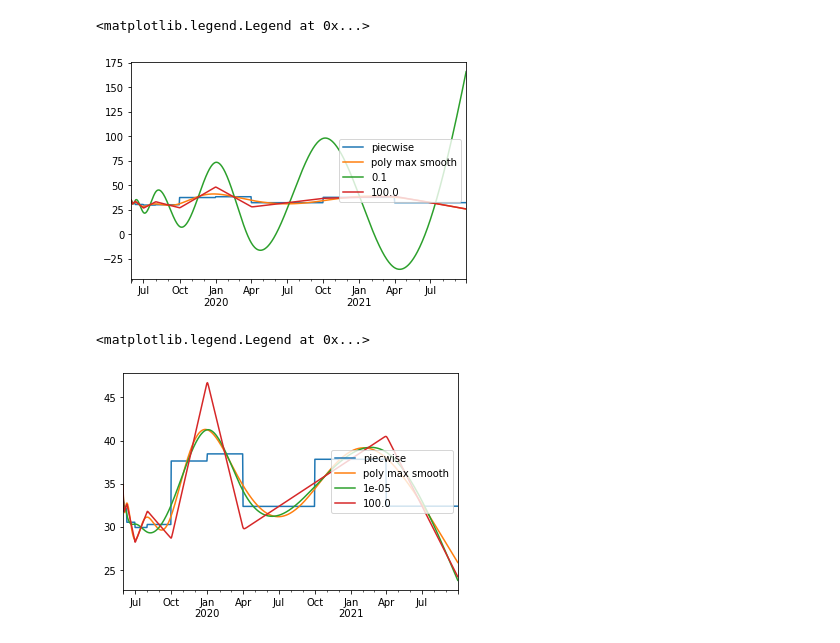
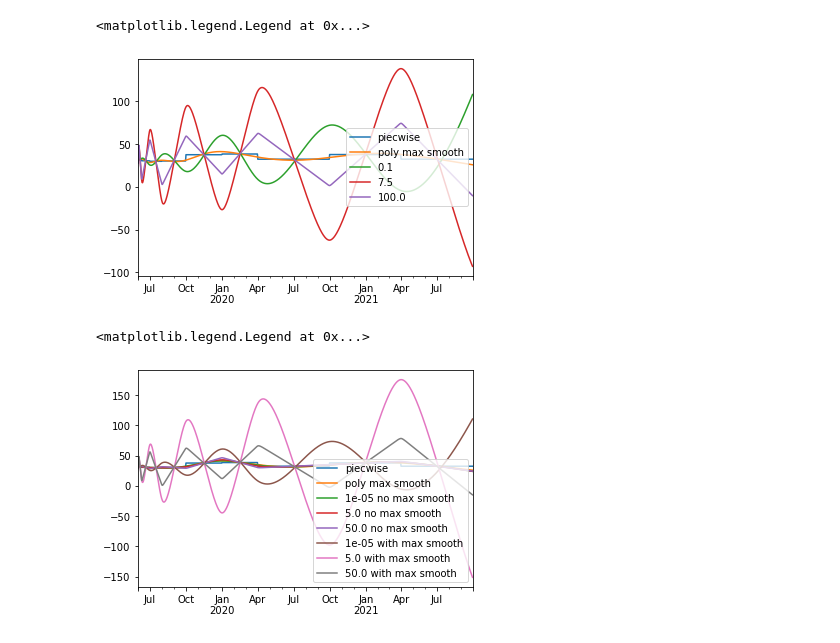
Before and after one commit to tpberntsen/curves, a Jupyter notebook: samples/python/scratchpads/hyperbolic_tension_spline_scratchpad.ipynb, the cells around one changed output. Cells and saved outputs as stored; diff of their text form; code cells hidden in the pictures.

```diff
--- a/samples/python/scratchpads/hyperbolic_tension_spline_scratchpad.ipynb
+++ b/samples/python/scratchpads/hyperbolic_tension_spline_scratchpad.ipynb
@@ -19,7 +19,7 @@ contracts = [
 ]
 
 pc_for_spline, bc_for_spline, _ = bootstrap_contracts(contracts, freq='D')
-tensions = [0.1, 100.0]
+tensions = [0.1, 7.5, 100.0]
 
 pc_for_spline.plot(legend=True)
 max_smooth_curve, _ = max_smooth_interp(bc_for_spline, freq='D')
@@ -33,40 +33,29 @@ for tension in tensions:
 ax.legend(['piecwise', 'poly max smooth'] + tensions, loc='center right')
 # %% [output]
 <matplotlib.legend.Legend at 0x...>
-[figure, old version]
+[figure, new version]
 # %%
-from curves import hyperbolic_tension_spline, bootstrap_contracts, max_smooth_interp
-from curves import contract_period as cp
-from datetime import date
-import pandas as pd
 
-contracts = [
-    (date(2019, 5, 31), 34.875),
-    (date(2019, 6, 1), date(2019, 6, 2), 32.87),
-    ((date(2019, 6, 3), date(2019, 6, 9)), 32.14),
-    (pd.Period(year=2019, month=6, freq='M'), 31.08),
-    (cp.month(2019, 7), 29.95),
-    (cp.q_3(2019), 30.18),
-    (cp.q_4(2019), 37.64),
-    (cp.winter(2019), 38.05),
-    (cp.summer(2020), 32.39),
-    (cp.winter(2020), 37.84),
-    (cp.gas_year(2020), 35.12)
-]
 
 pc_for_spline, bc_for_spline, _ = bootstrap_contracts(contracts, freq='D')
-tensions = [0.00001, 100.0]
+tensions = [0.00001, 5.0, 50.0]
 
 pc_for_spline.plot(legend=True)
 max_smooth_curve, _ = max_smooth_interp(bc_for_spline, freq='D')
 max_smooth_curve.plot(legend=True)
 
+legend_items = [f'{t} no max smooth' for t in tensions] + [f'{t} with max smooth' for t in tensions]
 for tension in tensions:
     smooth_curve, _ = hyperbolic_tension_spline(bc_for_spline, freq='D', tension=tension,
                                                         maximum_smoothness=False)
     ax = smooth_curve.plot(legend=True)
+for tension in tensions:
+    smooth_curve, _ = hyperbolic_tension_spline(bc_for_spline, freq='D', tension=tension,
+                                                        maximum_smoothness=True)
+    ax = smooth_curve.plot(legend=True)
 
-ax.legend(['piecwise', 'poly max smooth'] + tensions, loc='center right')
+
+ax.legend(['piecwise', 'poly max smooth'] + legend_items, loc='best')
 # %% [output]
 <matplotlib.legend.Legend at 0x...>
-[figure, old version]
+[figure, new version]
```
Also changed, not shown: parts of 5 cells of this notebook, 4 other files.
